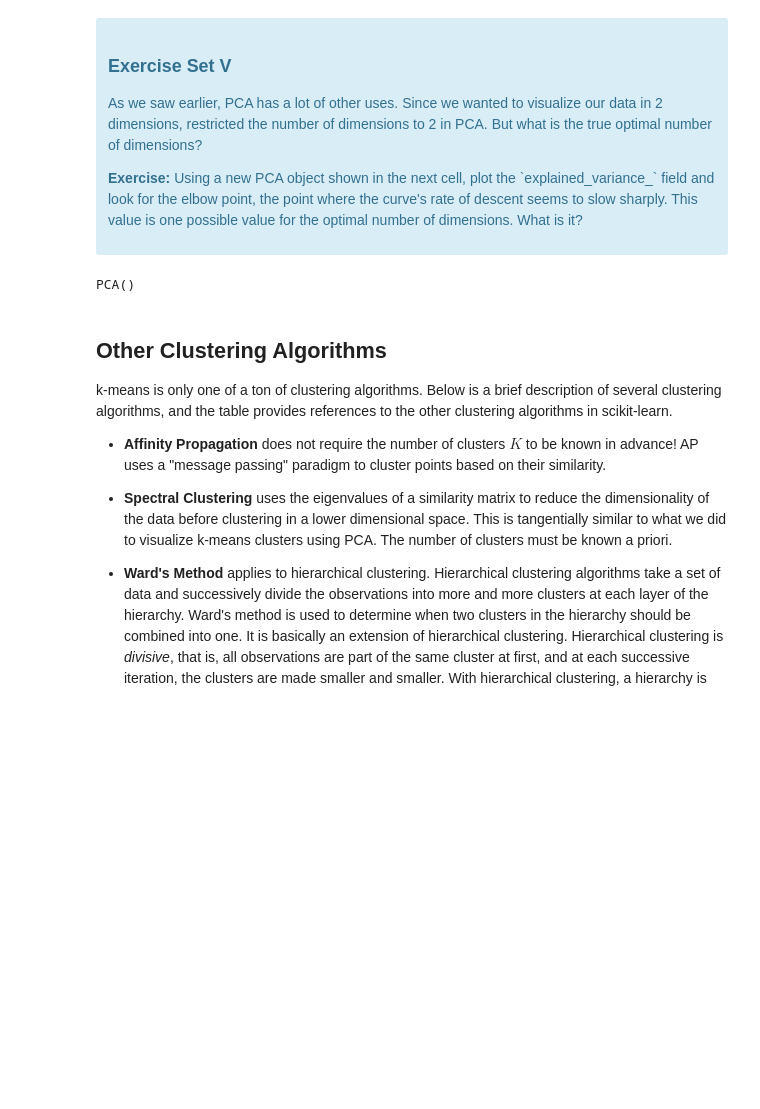
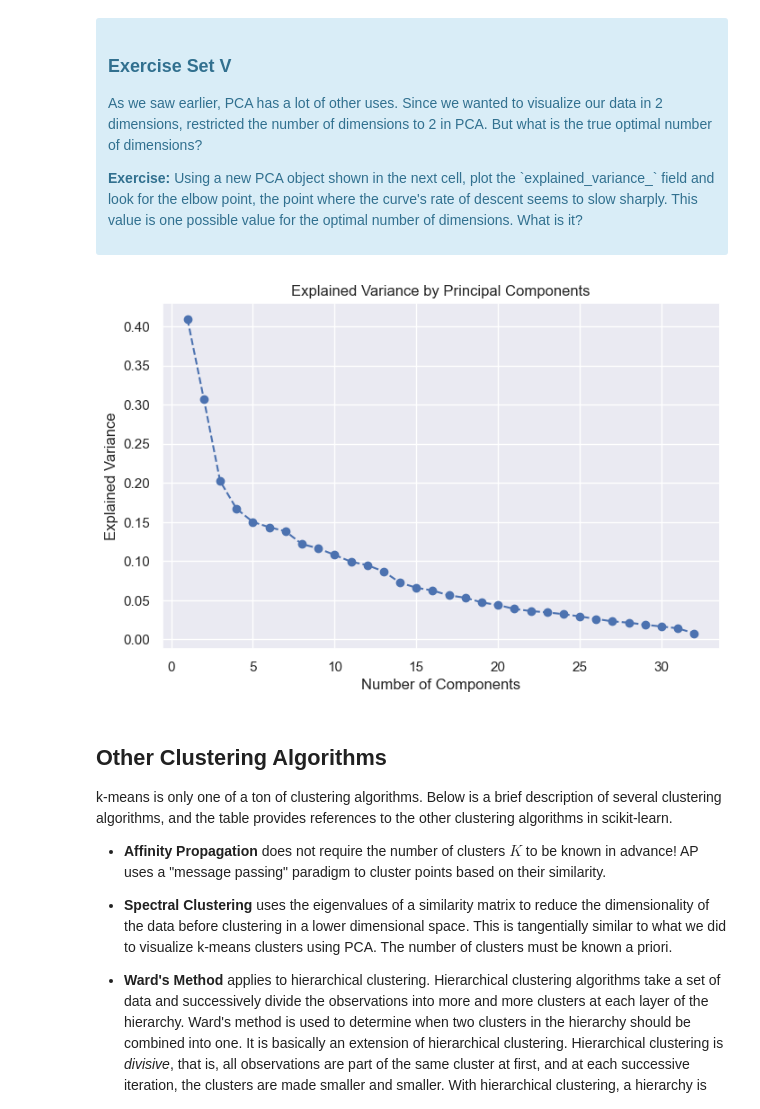
Before and after one commit to samirsebbah/mec-mini-projects, a Jupyter notebook: mec-16.2.6-clustering-mini-project/Mini_Project_Clustering.ipynb, the cells around one changed output. Cells and saved outputs as stored; diff of their text form; code cells hidden in the pictures; blank space fills up the shorter version.

```diff
--- a/mec-16.2.6-clustering-mini-project/Mini_Project_Clustering.ipynb
+++ b/mec-16.2.6-clustering-mini-project/Mini_Project_Clustering.ipynb
@@ -411,13 +419,19 @@ What we've done is we've taken those columns of 0/1 indicator variables, and we'
 # %%
 #your turn
 # Initialize a new PCA model with a default number of components.
 import sklearn.decomposition
 pca = sklearn.decomposition.PCA()
 pca.fit(x_cols)
 
 # Do the rest on your own :)
+plt.figure(figsize=(8, 5))
+plt.plot(range(1, len(pca.explained_variance_) + 1), pca.explained_variance_, marker='o', linestyle='--')
+plt.title('Explained Variance by PCs')
+plt.xlabel('Number of PCs')
+plt.ylabel('Explained Variance')
+plt.show()
 # %% [output]
-PCA()
+[figure, added]
 # %% [markdown]
 ## Other Clustering Algorithms
 
```
Also changed, not shown: parts of 6 cells of this notebook.
